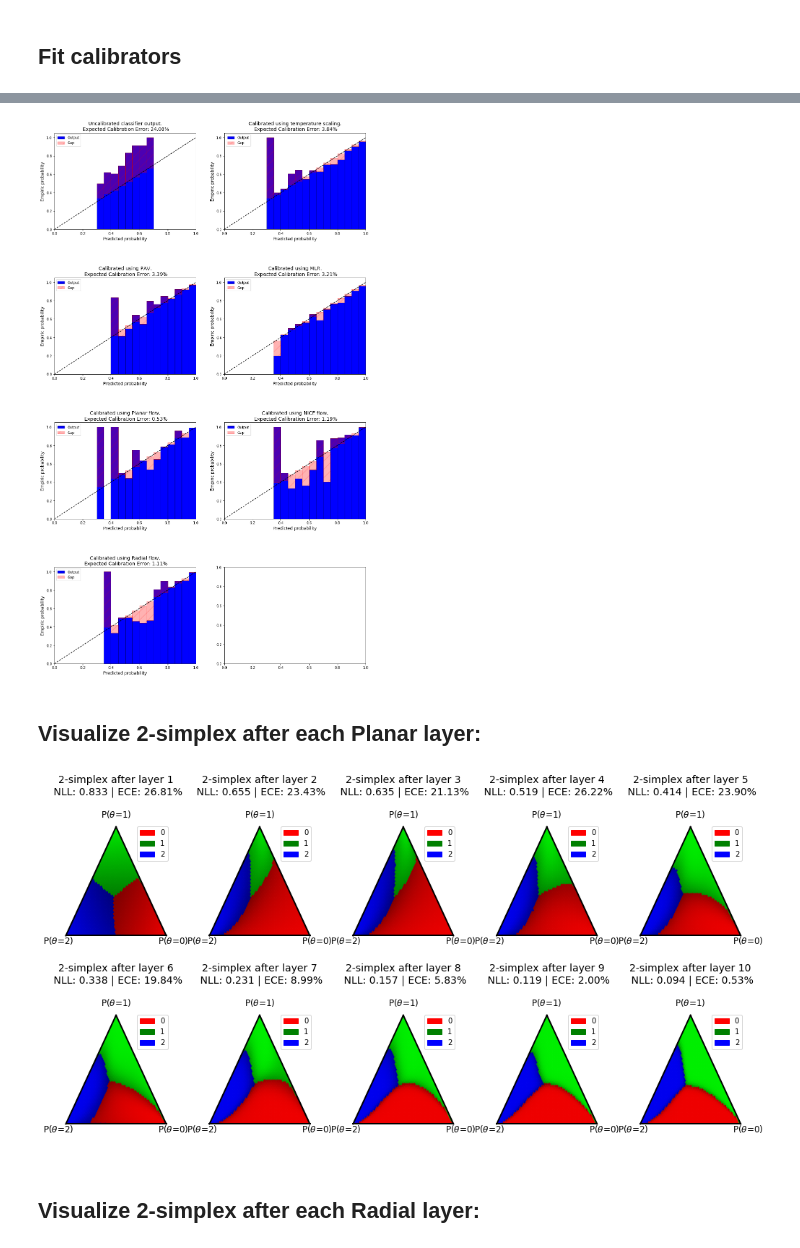
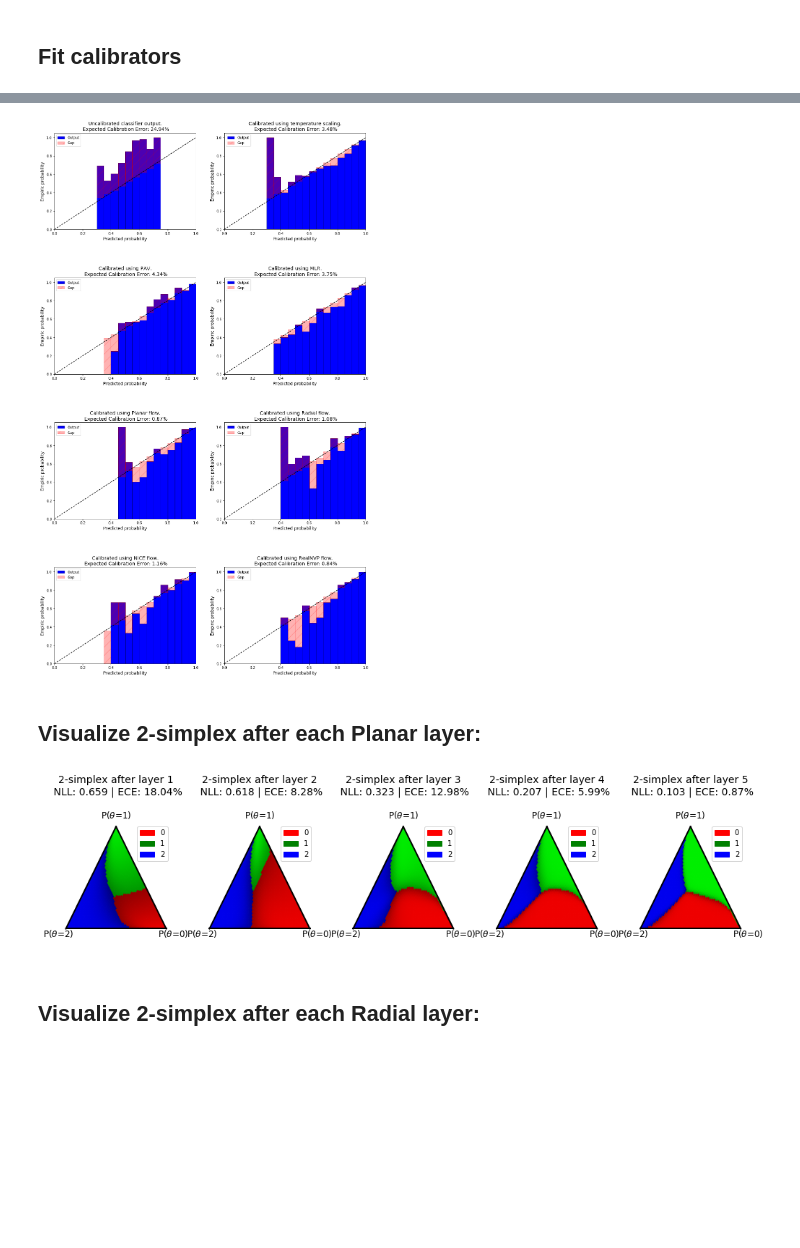
Before and after one commit to SergioAlvarezB/calibration-normalizing-flows, a Jupyter notebook: notebooks/simulated-predictions-flows.ipynb, the cells around one changed output, grey strips where cells are left out. Cells and saved outputs as stored; diff of their text form; code cells hidden in the pictures; blank space fills up the shorter version.

```diff
--- a/notebooks/simulated-predictions-flows.ipynb
+++ b/notebooks/simulated-predictions-flows.ipynb
@@ -192,36 +209,38 @@ ax_arr[1, 1] = reliability_diagram(mlr_probs, target, ax=ax_arr[1, 1],
                              title='Calibrated using MLR.\n Expected Calibration Error: {:.2%}'.format(ECE_mlr), fontsize=12);
 ax_arr[2, 0] = reliability_diagram(pln_probs, target, ax=ax_arr[2, 0],
                              title='Calibrated using Planar flow.\n Expected Calibration Error: {:.2%}'.format(ECE_pln), fontsize=12);
-ax_arr[2, 1] = reliability_diagram(nice_probs, target, ax=ax_arr[2, 1],
+ax_arr[2, 1] = reliability_diagram(rdl_probs, target, ax=ax_arr[2, 1],
+                             title='Calibrated using Radial flow.\n Expected Calibration Error: {:.2%}'.format(ECE_rdl), fontsize=12);
+ax_arr[3, 0] = reliability_diagram(nice_probs, target, ax=ax_arr[3, 0],
                              title='Calibrated using NICE flow.\n Expected Calibration Error: {:.2%}'.format(ECE_nice), fontsize=12);
-ax_arr[3, 0] = reliability_diagram(rdl_probs, target, ax=ax_arr[3, 0],
-                             title='Calibrated using Radial flow.\n Expected Calibration Error: {:.2%}'.format(ECE_rdl), fontsize=12);
+ax_arr[3, 1] = reliability_diagram(nvp_probs, target, ax=ax_arr[3, 1],
+                             title='Calibrated using RealNVP flow.\n Expected Calibration Error: {:.2%}'.format(ECE_nvp), fontsize=12);
 
 plt.show()
 # %% [output]
-[figure, old version]
+[figure, new version]
 # %% [markdown]
 ## Visualize 2-simplex after each Planar layer:
 # %%
 models = []
 for layer in pln_cal.flow.forward_model.layers[1:]:
     models.append(Model(
         inputs=pln_cal.flow.forward_model.input,
         outputs=Activation('softmax')(layer.output)
     ))
 
-fig, ax_arr = plt.subplots(2, 5, figsize=(17, 8), gridspec_kw={'hspace': 0.5, 'wspace': 0.3})
+fig, ax_arr = plt.subplots(1, 5, figsize=(17, 3), gridspec_kw={'hspace': 0.5, 'wspace': 0.3})
 
 for i, model in enumerate(models):
     nll = neg_log_likelihood(model.predict(snt_logits), target)
     ECE = expected_calibration_error(model.predict(snt_logits), target)
-    ax_arr[i//5][i%5] = plot_cal_regions_ternary(model.predict, ax=ax_arr[i//5][i%5], scale=60,
-                                                 title='2-simplex after layer {}\n NLL: {:.3f} | ECE: {:.2%}'.format(i+1, nll, ECE),
-                                                 fontsize=12);
+    ax_arr[i] = plot_cal_regions_ternary(model.predict, ax=ax_arr[i], scale=60,
+                                         title='2-simplex after layer {}\n NLL: {:.3f} | ECE: {:.2%}'.format(i+1, nll, ECE),
+                                         fontsize=12);
 
 plt.show()
 # %% [output]
-[figure, old version]
+[figure, new version]
 # %% [markdown]
 ## Visualize 2-simplex after each Radial layer:
 # %%
```
Also changed, not shown: parts of 6 cells of this notebook, 2 other files.
